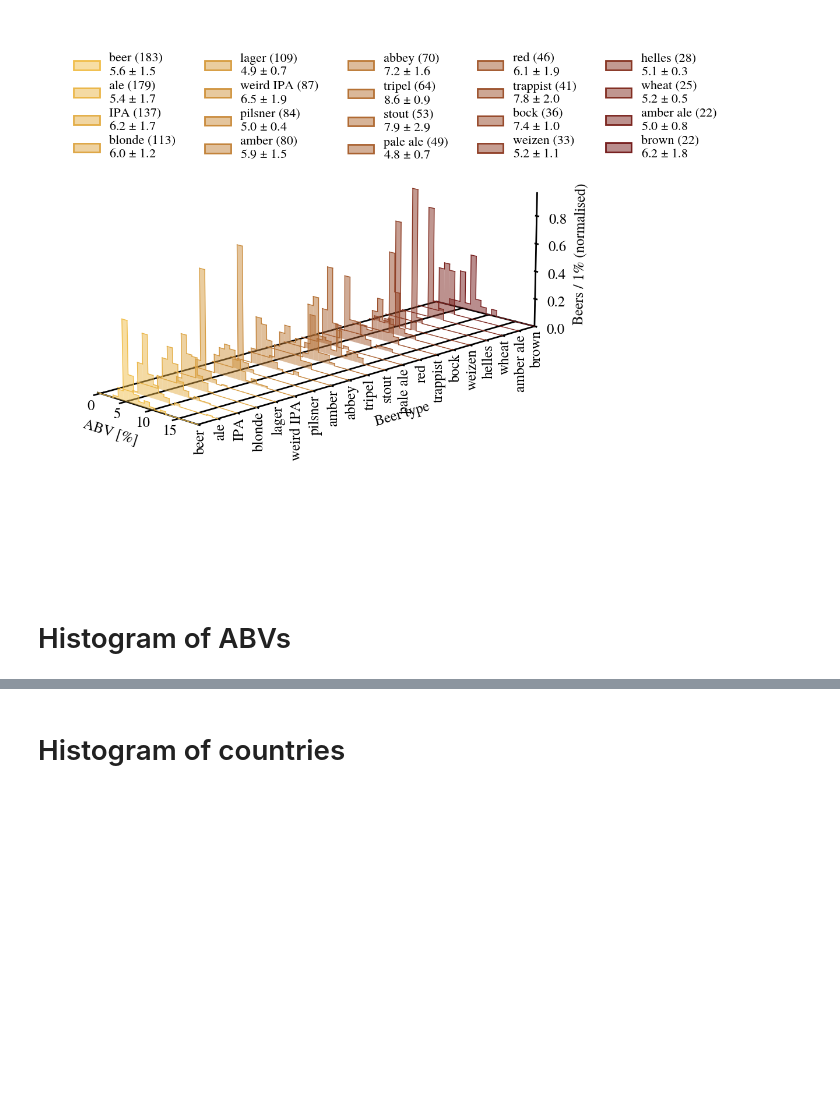
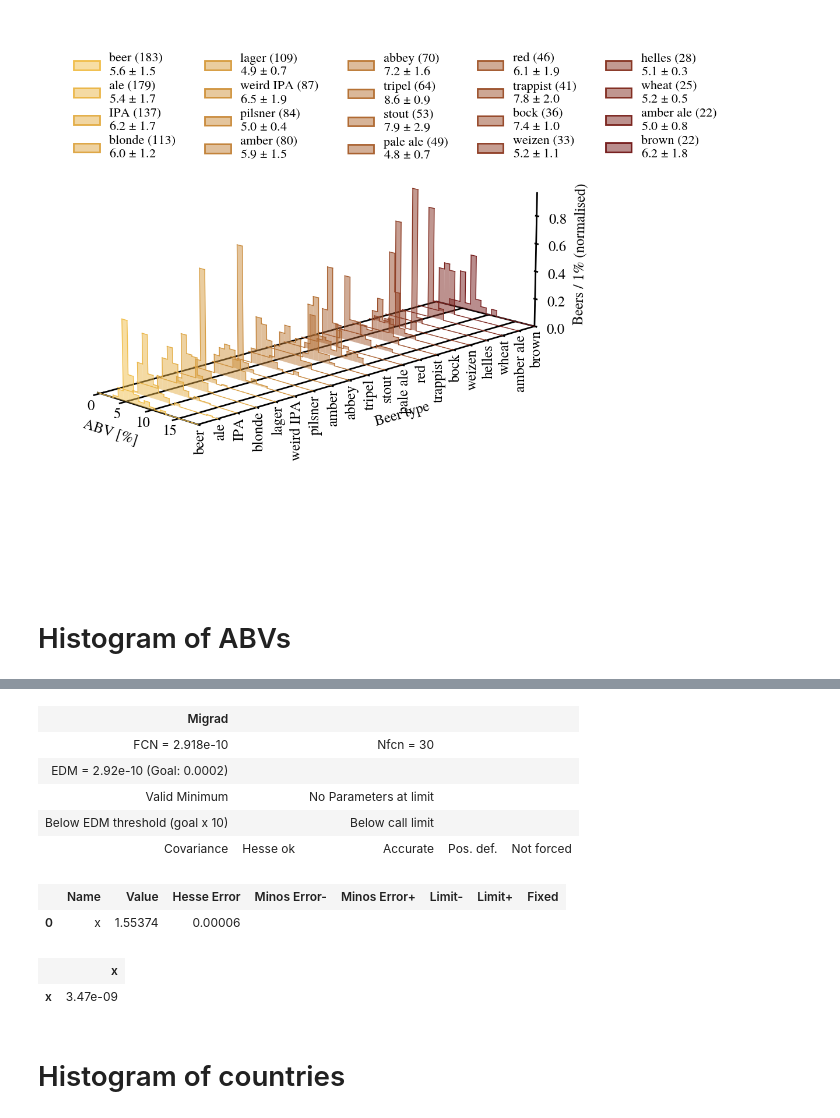
Before and after one commit to RDMoise/many-beers, a Jupyter notebook: studyBeers.ipynb, the cells around one changed output, grey strips where cells are left out. Saved outputs shown, nothing was run; the diff lists cells and outputs as text; code cells hidden in the pictures; blank space fills up the shorter version.

```diff
--- a/studyBeers.ipynb
+++ b/studyBeers.ipynb
@@ -253,3 +257,24 @@ plt.show()
+# %%
+# credible interval from KDE
+x0 = 5
+def CISymmetric(_, x): return kdeABV.integrate_box(x0-x, x0+x) - .6827
+
+m = Minuit(LeastSquares([0], [0], 1e-5, CISymmetric), x=1)
+result = m.migrad()
+dx = result.params['x'].value
+result
+# np.median(abv)
+# %% [output]
+| Migrad |  |  |  |  |
+| FCN = 2.918e-10 |  | Nfcn = 30 |  |  |
+| EDM = 2.92e-10 (Goal: 0.0002) |  |  |  |  |
+| Valid Minimum |  | No Parameters at limit |  |  |
+| Below EDM threshold (goal x 10) |  | Below call limit |  |  |
+| Covariance | Hesse ok | Accurate | Pos. def. | Not forced |
+|  | Name | Value | Hesse Error | Minos Error- | Minos Error+ | Limit- | Limit+ | Fixed |
+| 0 | x | 1.55374 | 0.00006 |  |  |  |  |  |
+|  | x |
+| x | 3.47e-09 |
 # %% [markdown]
 # Histogram of countries
 # %%
```
Also changed, not shown: parts of 4 cells of this notebook.
